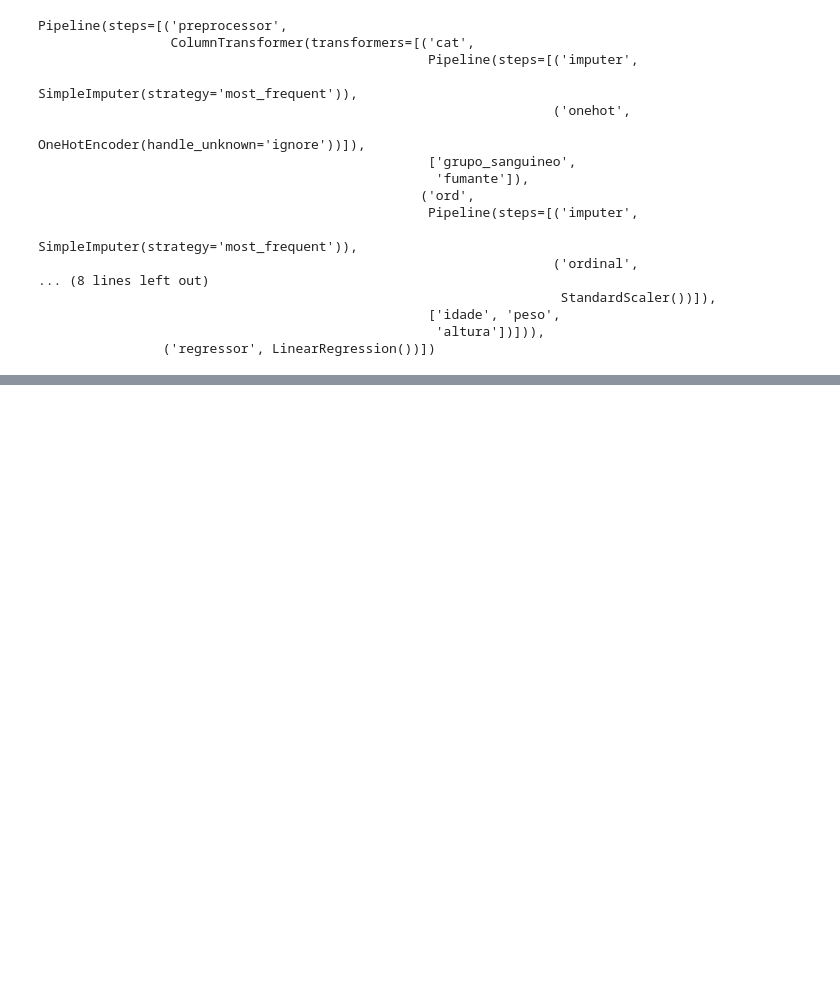
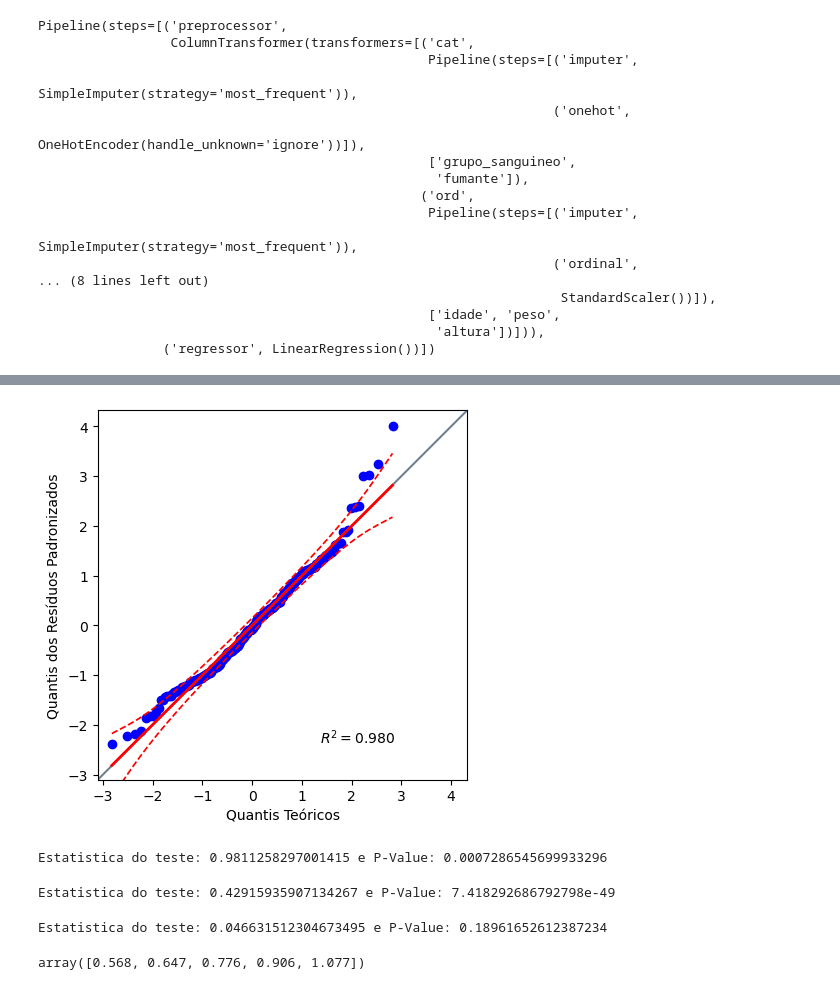
Before and after one commit to gcoelho3008/regressao_linear_multipla_nivel_colesterol, a Jupyter notebook: modelo_colesterol.ipynb, the cells around one changed output, grey strips where cells are left out. Saved outputs shown, nothing was run; the diff lists cells and outputs as text; code cells hidden in the pictures; blank space fills up the shorter version.

```diff
--- a/modelo_colesterol.ipynb
+++ b/modelo_colesterol.ipynb
@@ -403,0 +453,26 @@ Pipeline(steps=[('preprocessor',
+# %%
+# Checar se os resíduos seguem uma distribuição normal QQ plot
+pg.qqplot(residuos_std, dist='norm', confidence=0.95)
+plt.xlabel('Quantis Teóricos')
+plt.ylabel('Quantis dos Resíduos Padronizados')
+plt.show()
+# %% [output]
+[figure, added]
+# %%
+# Teste de normalidade de shapiro-wilk
+stat_shapiro, p_value_shapiro = shapiro(residuos)
+print('Estatistica do teste: {} e P-Value: {}'.format(stat_shapiro, p_value_shapiro))
+# %% [output]
+Estatistica do teste: 0.9811258297001415 e P-Value: 0.0007286545699933296
+# %%
+# Teste de kolmogorov-smirnov
+stat_ks, p_value_ks = kstest(residuos, 'norm')
+print('Estatistica do teste: {} e P-Value: {}'.format(stat_ks, p_value_ks))
+# %% [output]
+Estatistica do teste: 0.42915935907134267 e P-Value: 7.418292686792798e-49
+# %%
+# Teste de Lilliefors
+stat_lilliefors, p_value_lilliefors = lilliefors(residuos, dist='norm', pvalmethod='table')
+print('Estatistica do teste: {} e P-Value: {}'.format(stat_lilliefors, p_value_lilliefors))
+# %% [output]
+Estatistica do teste: 0.046631512304673495 e P-Value: 0.18961652612387234
@@ -403,0 +482,4 @@ Pipeline(steps=[('preprocessor',
+# %%
+critical_anderson
+# %% [output]
+array([0.568, 0.647, 0.776, 0.906, 1.077])
```
Also changed, not shown: parts of 22 cells of this notebook, 3 other files.
